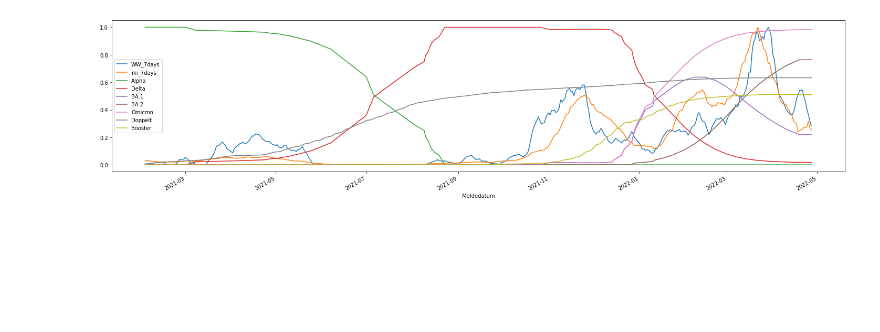
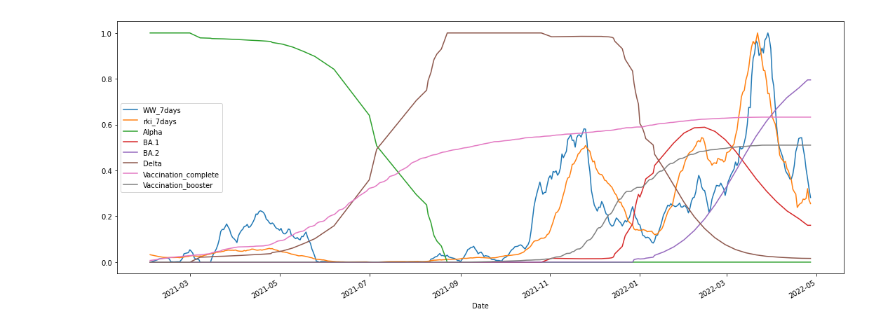
Before and after one commit to MM-Lehmann/Wastewater-modelling-Dresden, a Jupyter notebook: Dresden_Forecast.ipynb, the cells around one changed output. Saved outputs shown, nothing was run; the diff lists cells and outputs as text; code cells hidden in the pictures; blank space fills up the shorter version.

```diff
--- a/Dresden_Forecast.ipynb
+++ b/Dresden_Forecast.ipynb
@@ -1,7 +1,5 @@
 # %%
-from sklearn.ensemble import RandomForestRegressor
 import pandas as pd
-from sklearn.neural_network import MLPRegressor
 from sklearn.model_selection import train_test_split
 from sklearn.preprocessing import MinMaxScaler
 import numpy as np
@@ -12,19 +10,18 @@ from keras.regularizers import L1L2
 from keras import optimizers
 import matplotlib.pyplot as plt
 import plotly.express as px
+import matplotlib as mpl
+mpl.rcParams['figure.figsize'] = [15.0, 6.0]
 # %%
-## Config
-k = 7
 ## Data
-# abw = pd.read_csv("~/user/Downloads/sqllab_query_dispense_luaabwasser_lua_20220317T205021.csv").set_index("meldedatum").dropna().filter(("sum_7tage", "sum_14tage"))
 abw = pd.read_csv(
     "~/user/Downloads/20220502_142656.csv", parse_dates=True
-).rename(columns={"Abwasser 7T": "WW_7days", "Abwasser Täglich": "daily", "__timestamp": "Meldedatum"}).set_index("Meldedatum")
+).rename(columns={"Abwasser 7T": "WW_7days", "Abwasser Täglich": "daily", "__timestamp": "Date"}).set_index("Date")
 abw["WW_14days"] = abw["daily"].rolling(14, min_periods=1).sum()
 abw["WW_28days"] = abw["daily"].rolling(28, min_periods=1).sum()
 abw.index = pd.to_datetime(abw.index).strftime("%Y-%m-%d")
 rki = pd.read_csv("Dresden_RKI_data.csv").set_index("Refdatum")
-impf = pd.read_csv("Dresden_Impfungen.csv").set_index("Impfdatum")
+impf = pd.read_csv("Dresden_Impfungen.csv").set_index("Impfdatum").rename(columns={"Booster": "Vaccination_booster", "Doppelt": "Vaccination_complete"})
 var = pd.read_csv("Dresden_Varianten.csv").set_index("DATE_DRAW")
 wet = pd.read_csv("Wetter_Dresden_seit2021.csv").set_index("date").filter(("prcp",))
 # var["Omikron"] = var["BA.1"] + var["BA.2"]
@@ -35,30 +32,28 @@ df = df.interpolate("time", axis=0)
 df = df.fillna(method="ffill").fillna(method="bfill")
 # df.index = pd.to_datetime(df.index)
 # df.plot(figsize=(20,6))
-px.line(df, title="Input Data")
+px.line(df/df.max(), title="Input Data")
 # df.isna().any()
 # %% [output]
 [interactive output not drawn]
 # %%
+## Config
+k = 7
+exclude_days = 60
 ## Prepare windowed data
 scaler = MinMaxScaler()
-# df_scaled = df.copy().filter(("sum_14tage", "sum_7tage", "rki_14tage", "rki_7tage"))#, "Omikron"))
-df_scaled = df.copy().filter((f"WW_{k}days",)).join(df.filter(regex=f"^rki_{k}\w+"))
-df_scaled = pd.DataFrame(scaler.fit_transform(df_scaled), columns=df_scaled.columns, index=df_scaled.index).join(df.filter(("Alpha", "Delta", "BA.1", "BA.2", "Omicron"))).join(df.filter(regex="(Booster|Doppelt).*"))
-# df_scaled = pd.DataFrame(scaler.fit_transform(df_scaled), columns=df_scaled.columns, index=df_scaled.index).join(df.filter(("Alpha", "Delta", "BA.1", "BA.2"))).join(df.filter(regex="(Booster|Doppelt).*"))
-# df_scaled = pd.DataFrame(scaler.fit_transform(df_scaled), columns=df_scaled.columns, index=df_scaled.index).join(df.filter(("Alpha", "Delta", "Omikron"))).join(df.filter(regex="(Booster|Doppelt).*"))
-# df_scaled = pd.DataFrame(scaler.fit_transform(df_scaled), columns=df_scaled.columns, index=df.index).join(df.drop(df.filter(regex=r"(\w+tage)").columns, axis=1))
+df_scaled = df.copy().filter(regex=f"^rki_{k}\w+|WW_{k}days")
+# df_scaled = pd.DataFrame(scaler.fit_transform(df_scaled), columns=df_scaled.columns, index=df_scaled.index).join(df.filter(("Alpha", "Delta", "BA.1", "BA.2", "Omicron"))).join(df.filter(regex="(Booster|Doppelt).*"))
+df_scaled = pd.DataFrame(scaler.fit_transform(df_scaled), columns=df_scaled.columns, index=df_scaled.index).join(df.filter(regex="^Vaccination|Alpha|Delta|BA.1|BA.2"))
 X = np.array([win.values.transpose() for win in df_scaled.filter(regex=f"^(?!rki_{k}days)").rolling(30) if len(win) == 30][:-1])
 y = np.array([win.values[-1] for win in df_scaled.filter((f"rki_{k}days",)).rolling(31) if len(win) == 31])
-X_train, X_test, y_train, y_test = train_test_split(X[:-30,:,:], y[:-30,:], random_state=1) # exclude last 30 days
-# X_train, X_test, y_train, y_test = train_test_split(X[:-14,:,:], y[:-14,:], random_state=1) # exclude last 14 days
-# X_train, X_test, y_train, y_test = train_test_split(X, y, random_state=1) # exclude nothing
-df_scaled.plot(figsize=(20, 5))
+X_train, X_test, y_train, y_test = train_test_split(X[:-exclude_days,:,:], y[:-exclude_days,:], random_state=1) # exclude last 'exclude_days' days
+df_scaled.plot()
 plt.tight_layout()
-plt.savefig("machine_learning_input.png")
+plt.savefig(f"machine_learning_input_{k}days.png")
 plt.show()
 # px.line(df_scaled)
 # %% [output]
-[figure, old version]
+[figure, new version]
 # %%
 ## LSTM
```
Also changed, not shown: parts of 5 cells of this notebook, 5 other files.
